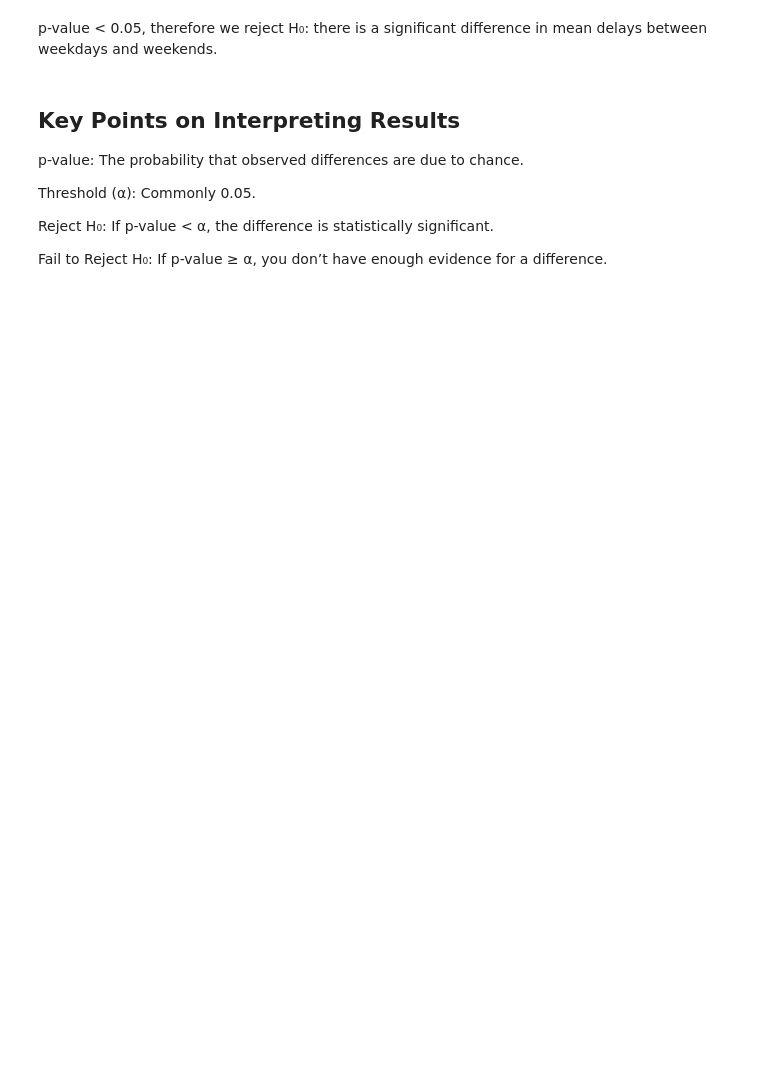
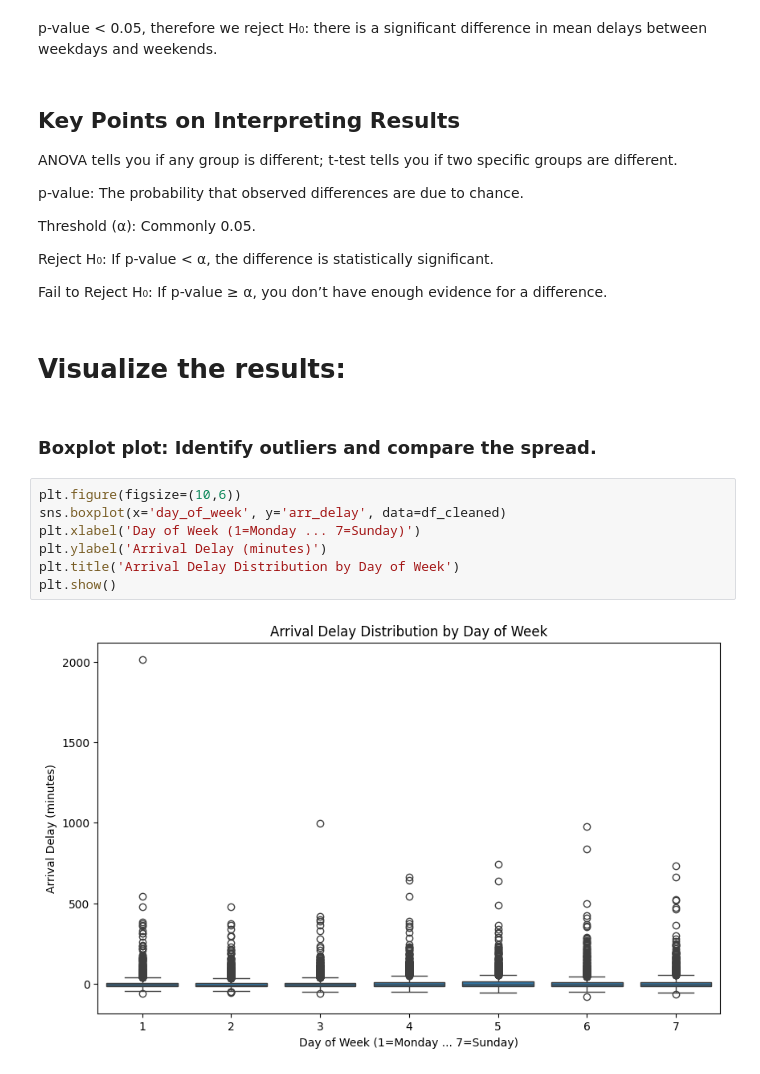
Before and after one commit to brunopulheze/data-analytics-preprocessing, a Jupyter notebook: eda-flight-delay-2024.ipynb, the cells around one changed output. Saved outputs shown, nothing was run; the diff lists cells and outputs as text; blank space fills up the shorter version.

Commit message:
ANOVA and t-test for weekdays vs weekends flight delays

```diff
--- a/eda-flight-delay-2024.ipynb
+++ b/eda-flight-delay-2024.ipynb
@@ -143,6 +163,8 @@ T-statistic: -2.4887031779056694, p-value: 0.012837141376664533
 p-value < 0.05, therefore we reject H₀: there is a significant difference in mean delays between weekdays and weekends.
 # %% [markdown]
 ## Key Points on Interpreting Results
+ANOVA tells you if any group is different; t-test tells you if two specific groups are different.
+
 p-value: The probability that observed differences are due to chance.
 
 Threshold (α): Commonly 0.05.
@@ -150,3 +172,16 @@ Threshold (α): Commonly 0.05.
 Reject H₀: If p-value < α, the difference is statistically significant.
 
 Fail to Reject H₀: If p-value ≥ α, you don’t have enough evidence for a difference.
+# %% [markdown]
+# Visualize the results:
+# %% [markdown]
+### Boxplot plot: Identify outliers and compare the spread.
+# %%
+plt.figure(figsize=(10,6))
+sns.boxplot(x='day_of_week', y='arr_delay', data=df_cleaned)
+plt.xlabel('Day of Week (1=Monday ... 7=Sunday)')
+plt.ylabel('Arrival Delay (minutes)')
+plt.title('Arrival Delay Distribution by Day of Week')
+plt.show()
+# %% [output]
+[figure, added]
```
Also changed, not shown: parts of 25 cells of this notebook.
